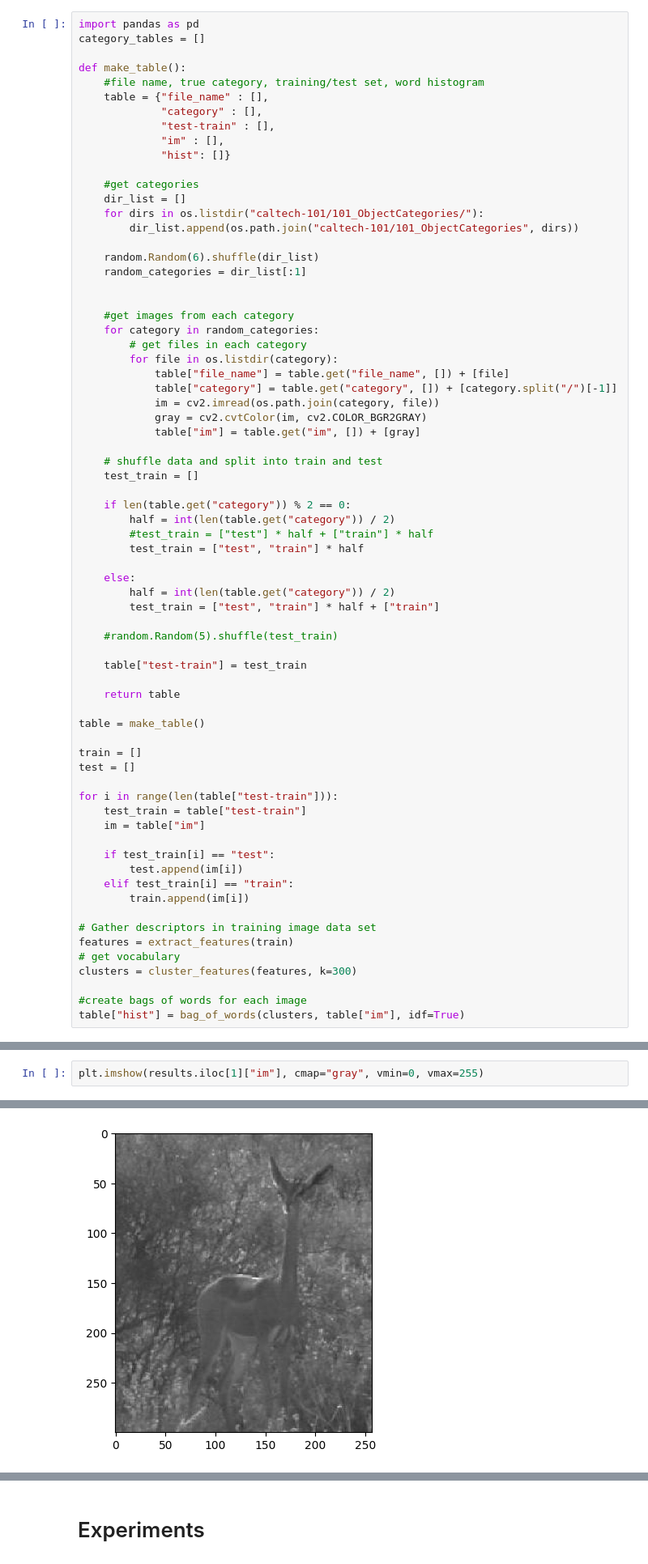
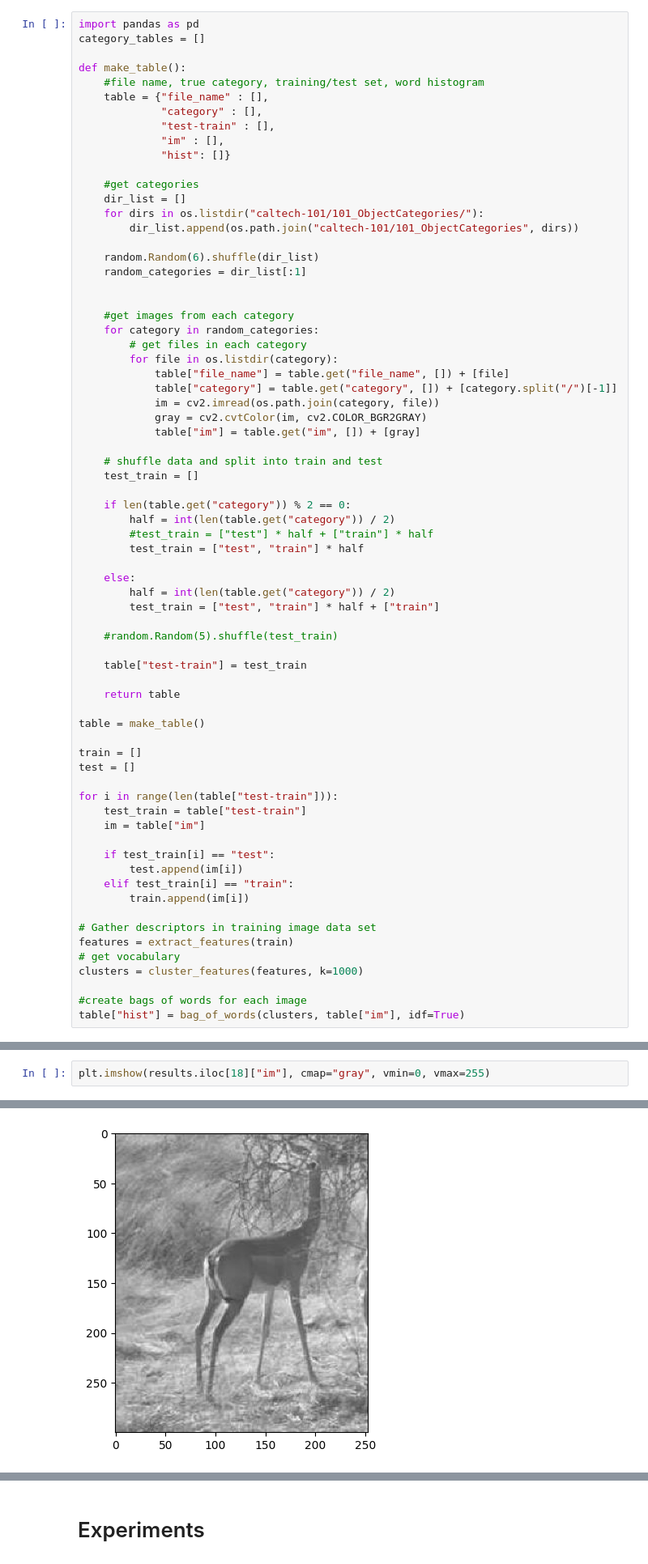
Before and after one commit to Cyrkryta/vision-image-processing, a Jupyter notebook: assignment-4/assignment4.ipynb, the cells around one changed output, grey strips where cells are left out. Shown: that part at 81% size. Cells and saved outputs as stored; diff of their text form.

```diff
--- a/assignment-4/assignment4.ipynb
+++ b/assignment-4/assignment4.ipynb
@@ -132,7 +132,7 @@ for i in range(len(table["test-train"])):
 # Gather descriptors in training image data set
 features = extract_features(train)
 # get vocabulary
-clusters = cluster_features(features, k=300)
+clusters = cluster_features(features, k=1000)
 
 #create bags of words for each image
 table["hist"] = bag_of_words(clusters, table["im"], idf=True)
@@ -293,6 +293,6 @@ Name: 0, dtype: object
 # %%
-plt.imshow(results.iloc[1]["im"], cmap="gray", vmin=0, vmax=255)
+plt.imshow(results.iloc[18]["im"], cmap="gray", vmin=0, vmax=255)
 # %% [output]
 <matplotlib.image.AxesImage at 0x...>
-[figure, old version]
+[figure, new version]
 # %%
```
Also changed, not shown: parts of 6 cells of this notebook.
